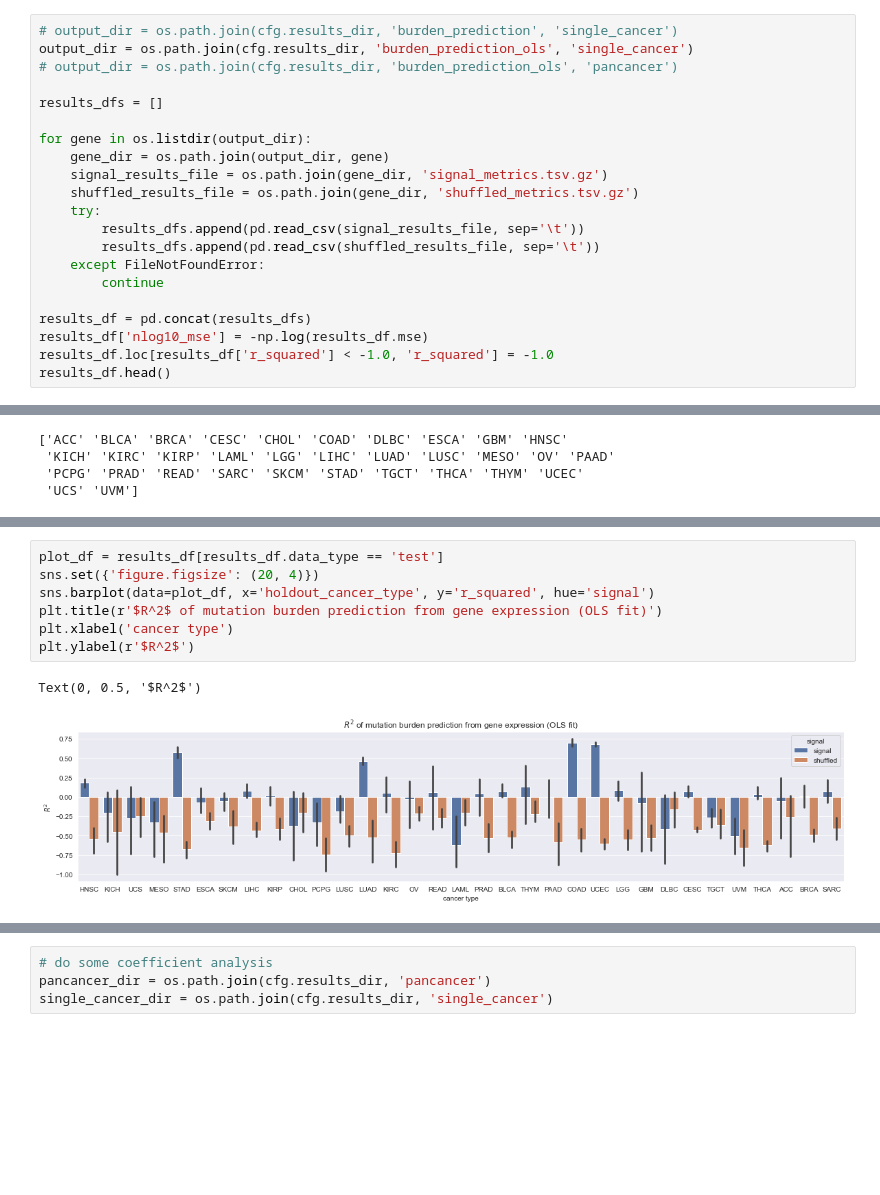
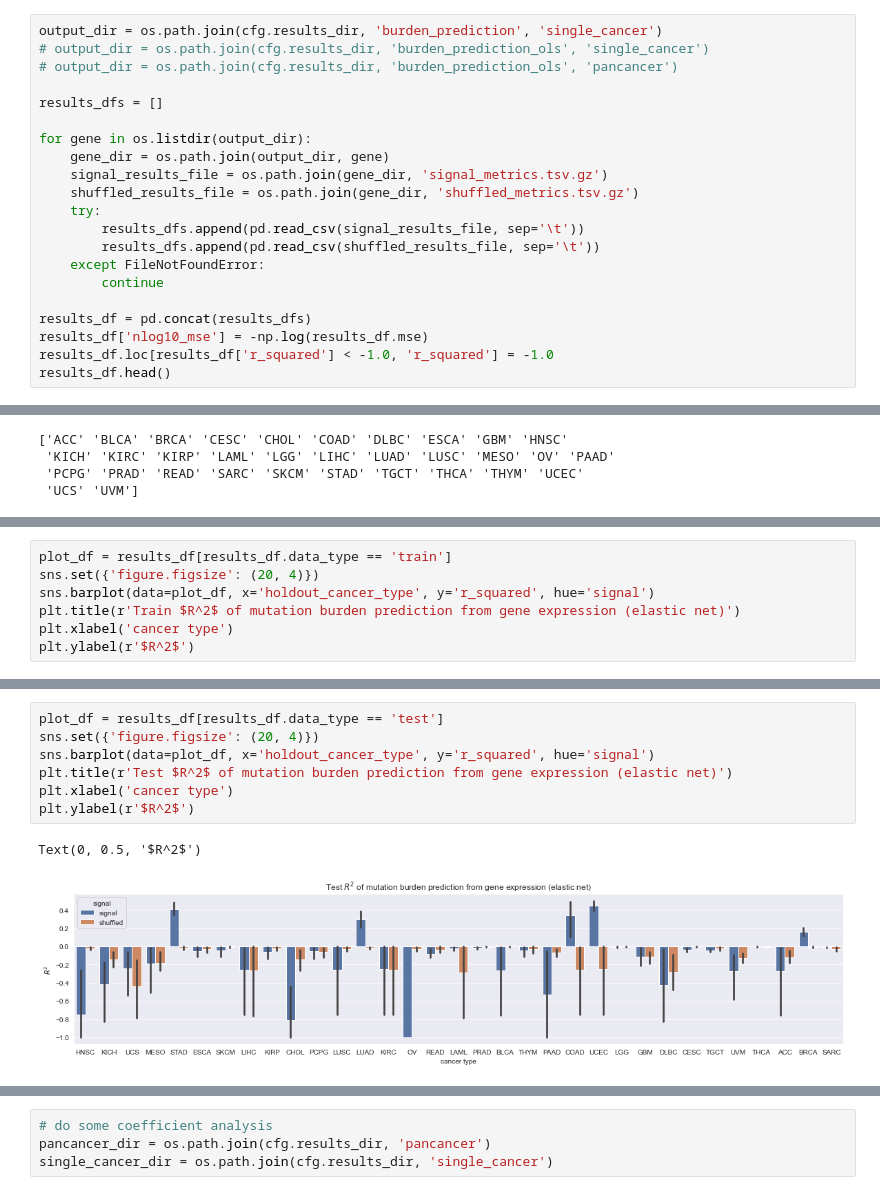
Before and after one commit to jjc2718/pancancer-evaluation, a Jupyter notebook: plot_burden_prediction.ipynb, the cells around one changed output, grey strips where cells are left out. Drawn from its saved outputs; the diff is of its cells as text; blank space fills up the shorter version.

```diff
--- a/plot_burden_prediction.ipynb
+++ b/plot_burden_prediction.ipynb
@@ -8,8 +8,8 @@ import seaborn as sns
 
 import pancancer_utilities.config as cfg
 # %%
-# output_dir = os.path.join(cfg.results_dir, 'burden_prediction', 'single_cancer')
-output_dir = os.path.join(cfg.results_dir, 'burden_prediction_ols', 'single_cancer')
+output_dir = os.path.join(cfg.results_dir, 'burden_prediction', 'single_cancer')
+# output_dir = os.path.join(cfg.results_dir, 'burden_prediction_ols', 'single_cancer')
 # output_dir = os.path.join(cfg.results_dir, 'burden_prediction_ols', 'pancancer')
 
 results_dfs = []
@@ -54,0 +56,7 @@ Text(0, 0.5, '$-\\log_{10}($MSE$)$')
+# %%
+plot_df = results_df[results_df.data_type == 'train']
+sns.set({'figure.figsize': (20, 4)})
+sns.barplot(data=plot_df, x='holdout_cancer_type', y='r_squared', hue='signal')
+plt.title(r'Train $R^2$ of mutation burden prediction from gene expression (elastic net)')
+plt.xlabel('cancer type')
+plt.ylabel(r'$R^2$')
@@ -55,13 +66,13 @@ Text(0, 0.5, '$-\\log_{10}($MSE$)$')
 # %%
 plot_df = results_df[results_df.data_type == 'test']
 sns.set({'figure.figsize': (20, 4)})
 sns.barplot(data=plot_df, x='holdout_cancer_type', y='r_squared', hue='signal')
-plt.title(r'$R^2$ of mutation burden prediction from gene expression (OLS fit)')
+plt.title(r'Test $R^2$ of mutation burden prediction from gene expression (elastic net)')
 plt.xlabel('cancer type')
 plt.ylabel(r'$R^2$')
 # %% [output]
 Text(0, 0.5, '$R^2$')
-[figure, old version]
+[figure, new version]
 # %%
 # scatter plot performance vs. sample size
 counts_df = pd.read_csv(os.path.join(cfg.results_dir, 'burden_prediction',
```
Also changed, not shown: parts of 8 cells of this notebook.
